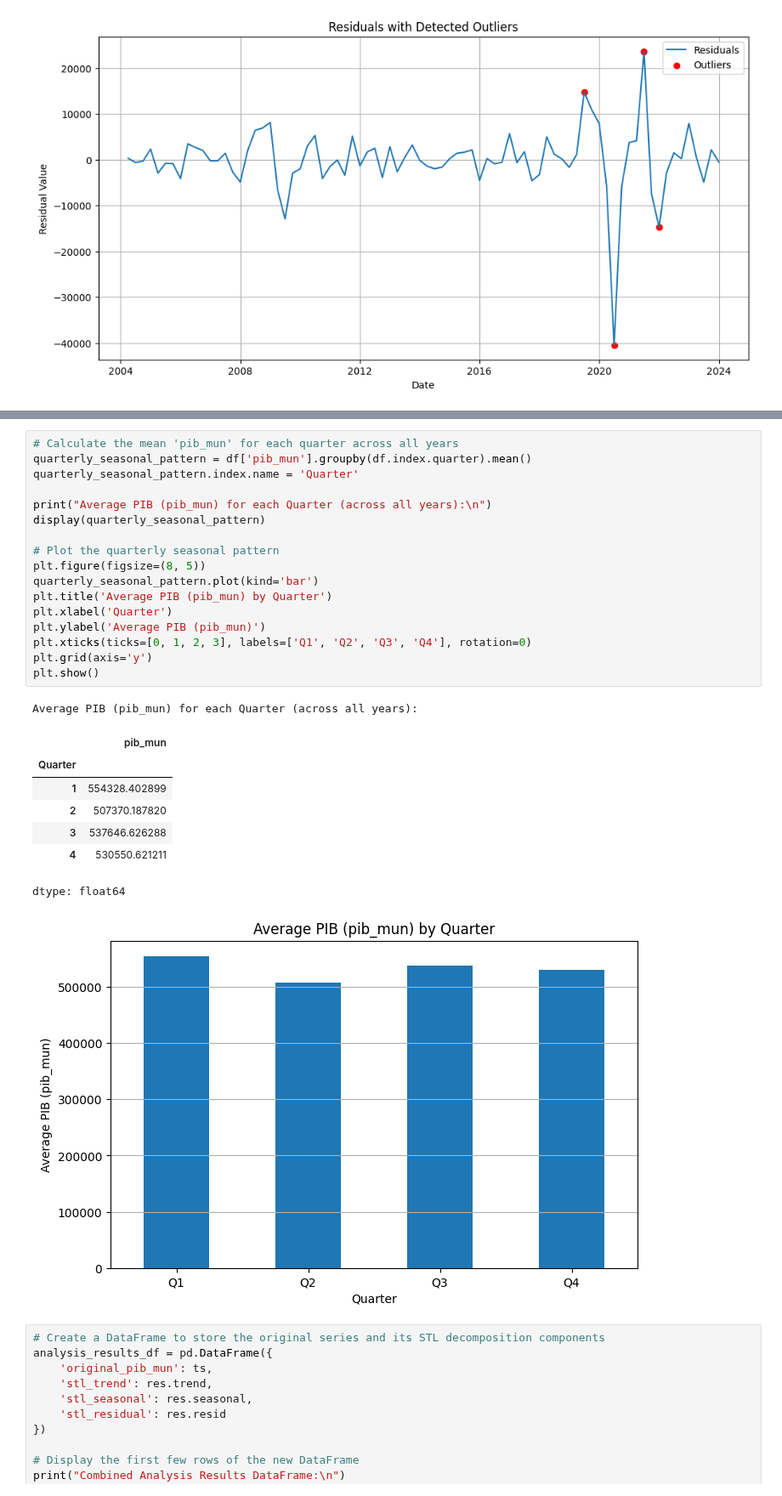
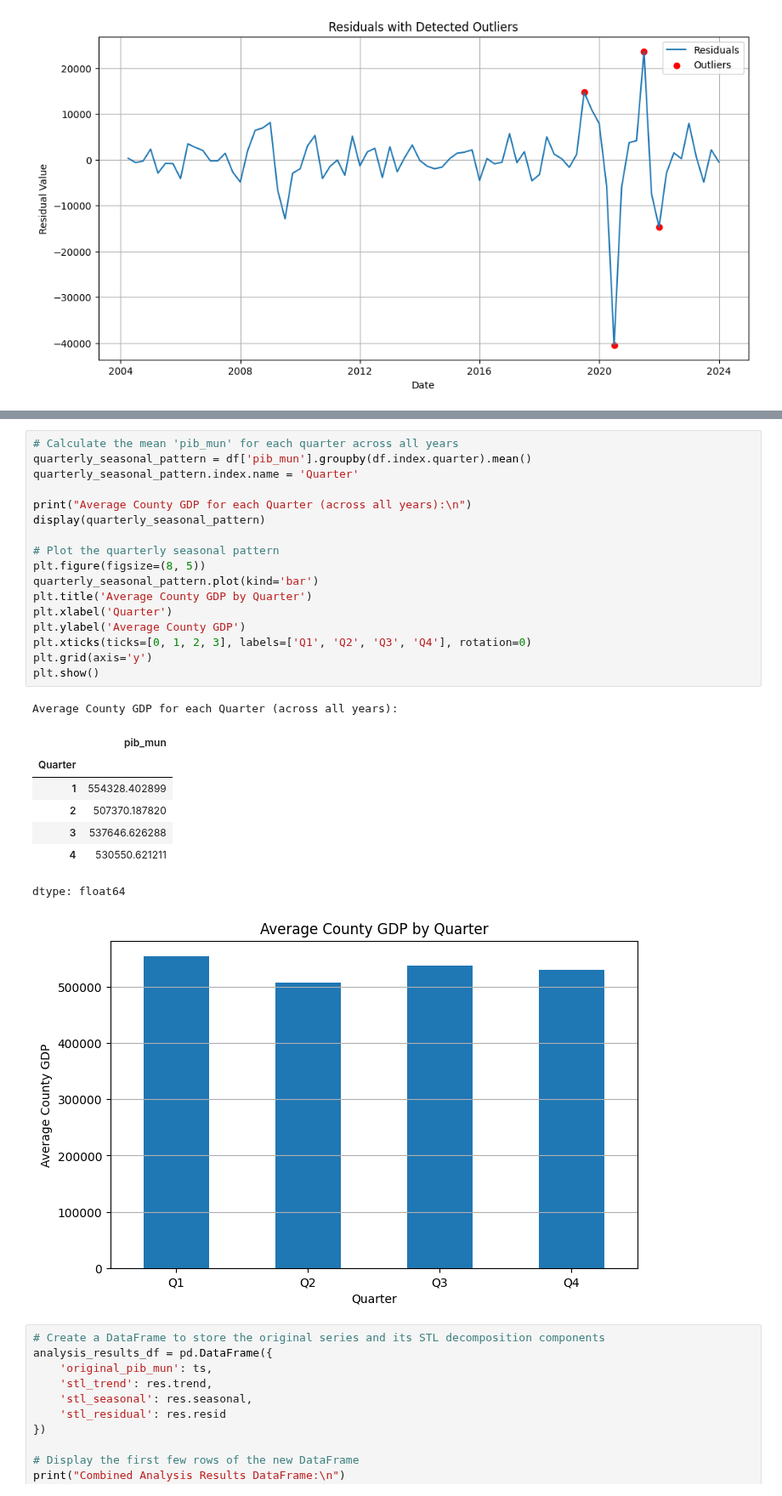
Before and after one commit to ClausGB/NigthTime-Light-, a Jupyter notebook: code/NTL/NTL_Iztapala.ipynb, the cells around one changed output, grey strips where cells are left out. Shown at 85% size. Saved outputs shown, nothing was run; the diff lists cells and outputs as text.

```diff
--- a/code/NTL/NTL_Iztapala.ipynb
+++ b/code/NTL/NTL_Iztapala.ipynb
@@ -195,30 +195,30 @@ plt.show()
 # %%
 # Calculate the mean 'pib_mun' for each quarter across all years
 quarterly_seasonal_pattern = df['pib_mun'].groupby(df.index.quarter).mean()
 quarterly_seasonal_pattern.index.name = 'Quarter'
 
-print("Average PIB (pib_mun) for each Quarter (across all years):\n")
+print("Average County GDP for each Quarter (across all years):\n")
 display(quarterly_seasonal_pattern)
 
 # Plot the quarterly seasonal pattern
 plt.figure(figsize=(8, 5))
 quarterly_seasonal_pattern.plot(kind='bar')
-plt.title('Average PIB (pib_mun) by Quarter')
+plt.title('Average County GDP by Quarter')
 plt.xlabel('Quarter')
-plt.ylabel('Average PIB (pib_mun)')
+plt.ylabel('Average County GDP')
 plt.xticks(ticks=[0, 1, 2, 3], labels=['Q1', 'Q2', 'Q3', 'Q4'], rotation=0)
 plt.grid(axis='y')
 plt.show()
 # %% [output]
-Average PIB (pib_mun) for each Quarter (across all years):
+Average County GDP for each Quarter (across all years):
 |  | pib_mun |
 | Quarter |  |
 | 1 | 554328.402899 |
 | 2 | 507370.187820 |
 | 3 | 537646.626288 |
 | 4 | 530550.621211 |
 dtype: float64
-[figure, old version]
+[figure, new version]
 # %%
 # Create a DataFrame to store the original series and its STL decomposition components
 analysis_results_df = pd.DataFrame({
```
Also changed, not shown: parts of 22 cells of this notebook.
